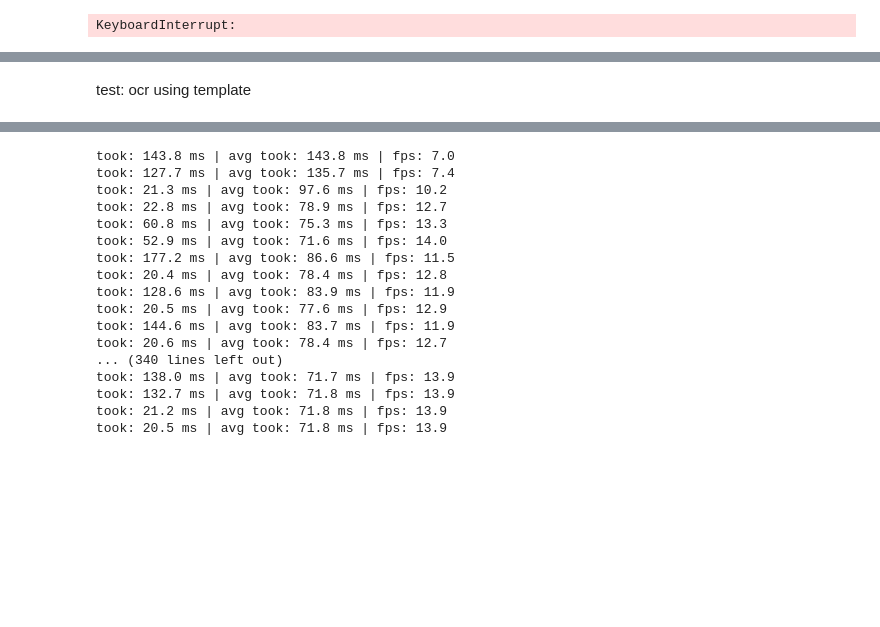
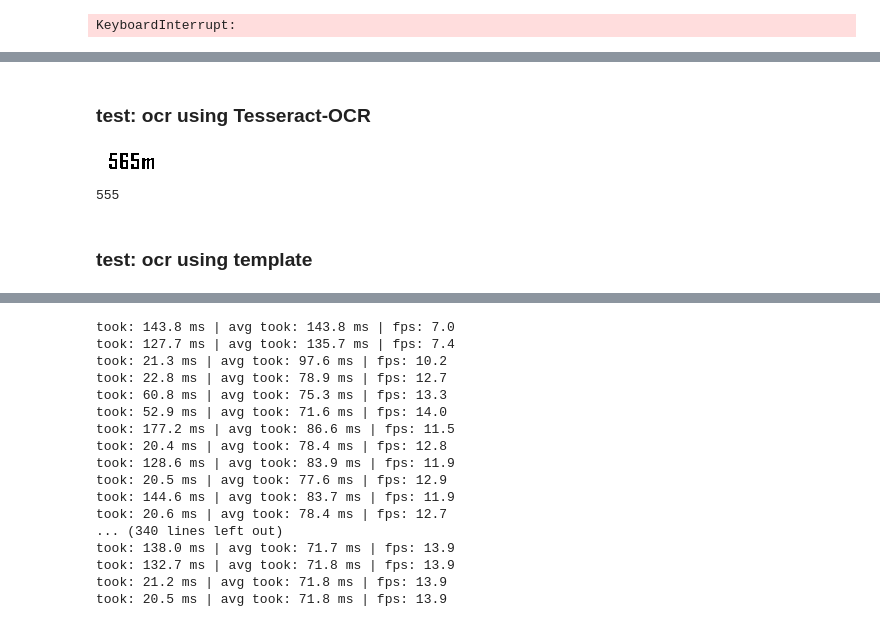
Before and after one commit to ezio4df/rl-hill-climb-racer, a Jupyter notebook: main.ipynb, the cells around one changed output, grey strips where cells are left out. Saved outputs shown, nothing was run; the diff lists cells and outputs as text; code cells hidden in the pictures; blank space fills up the shorter version.

```diff
--- a/main.ipynb
+++ b/main.ipynb
@@ -180,0 +238,2 @@ test: ocr using PaddleOCR
+# %% [markdown]
+### test: ocr using Tesseract-OCR
@@ -181,5 +243,53 @@ test: ocr using PaddleOCR
+# %%
+
+def ocr_distance(frame):
+    h, w = frame.shape[:2]
+    x1, y1 = 240, 24
+    x2, y2 = x1 + 70, y1 + 19
+
+    x1 = max(0, min(x1, w))
+    x2 = max(0, min(x2, w))
+    y1 = max(0, min(y1, h))
+    y2 = max(0, min(y2, h))
+
+    if x2 <= x1 or y2 <= y1:
+        return 0
+
+    roi = frame[y1:y2, x1:x2]
+    if roi.size == 0:
+        return 0
+
+    # Preprocess for Tesseract: B&W, high contrast
+    gray = cv2.cvtColor(roi, cv2.COLOR_BGR2GRAY)
+    _, thresh = cv2.threshold(gray, 150, 255, cv2.THRESH_BINARY)
+    thresh = cv2.bitwise_not(thresh)
+    display(Image.fromarray(thresh))
+
+    # Run Tesseract: only digits and 'm'
+    text = pytesseract.image_to_string(
+        thresh,
+        config='--psm 8 --oem 0 -c tessedit_char_whitelist=0123456789m'
+    )
+    num_str = ''.join(filter(str.isdigit, text))
+    return int(num_str) if num_str else 0
+
+while True:
+    clear_output()
+
+    # # ret, frame = cap.read()
+    frame = get_frame(cap)
+    # rframe = resize_img(frame)
+    # Image.fromarray(frame)
+    # Image.fromarray(rframe)
+    print(ocr_distance(frame))
+    # len(frame)
+    time.sleep(500 / 1000)
+    break
+# %% [output]
+[figure, added]
+555
 # %% [markdown]
-test: ocr using template
+### test: ocr using template
 # %%
 # load 0-9 character templates, for ocr'ing the distance from screen
 
```
Also changed, not shown: parts of 11 cells of this notebook, 2 other files.
